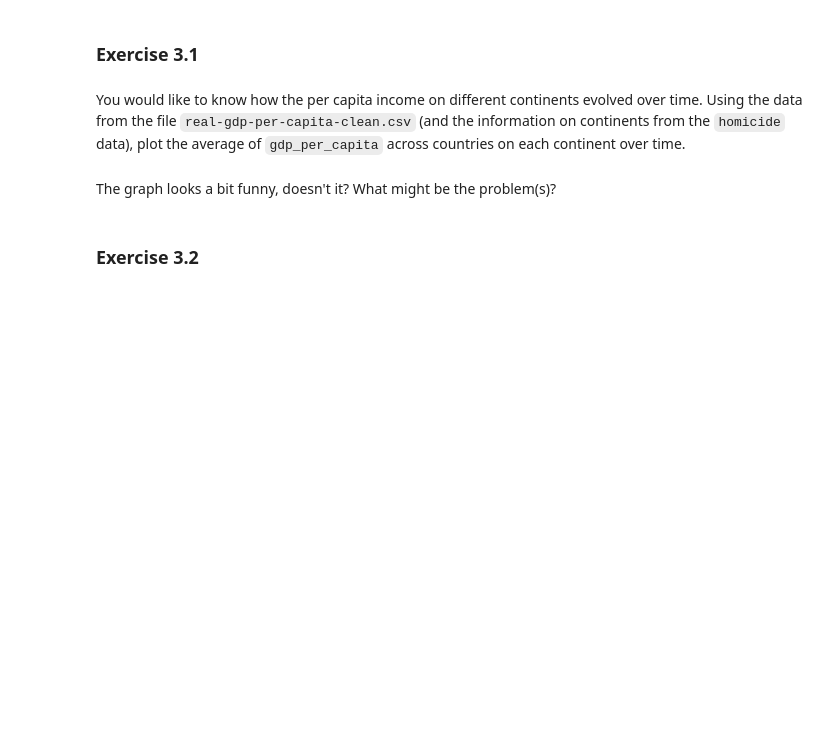
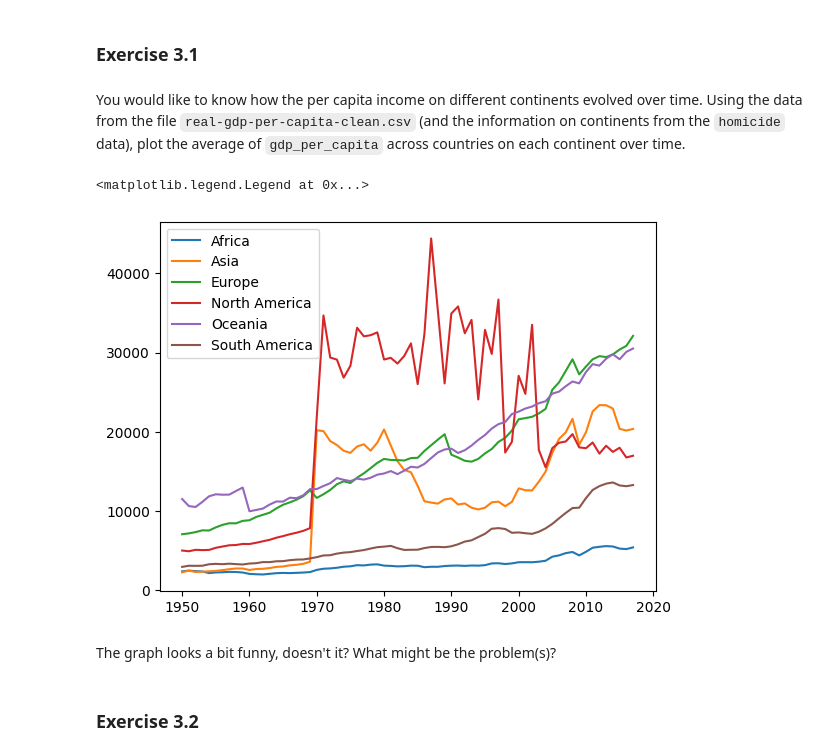
Before and after one commit to rKeller123/Programming-for-Data-Scientists-II, a Jupyter notebook: 2_Exercises/Graded Exercise_1.ipynb, the cells around one changed output. Drawn from its saved outputs; the diff is of its cells as text; code cells hidden in the pictures; blank space fills up the shorter version.

```diff
--- a/2_Exercises/Graded Exercise_1.ipynb
+++ b/2_Exercises/Graded Exercise_1.ipynb
@@ -209,2 +420,20 @@ You would like to know how the per capita income on different continents evolved
+# %%
+# Solution:
+
+gdp = pd.read_csv("real-gdp-per-capita.csv")
+
+countries = homicide[["code", "continent"]]
+
+gdp = gdp.merge(countries, how="left", on="code")
+
+avg_gdp = gdp.groupby(["continent", "year"])["gdp_per_capita"].mean().reset_index()
+
+for continent in avg_gdp["continent"].unique():
+    plt.plot(avg_gdp.loc[avg_gdp["continent"] == continent, "year"],
+             avg_gdp.loc[avg_gdp["continent"] == continent, "gdp_per_capita"], label = continent)
+plt.legend()
+# %% [output]
+<matplotlib.legend.Legend at 0x...>
+[figure, added]
 # %% [markdown]
 The graph looks a bit funny, doesn't it? What might be the problem(s)?
```
Also changed, not shown: parts of 31 cells of this notebook, 3 other files.
